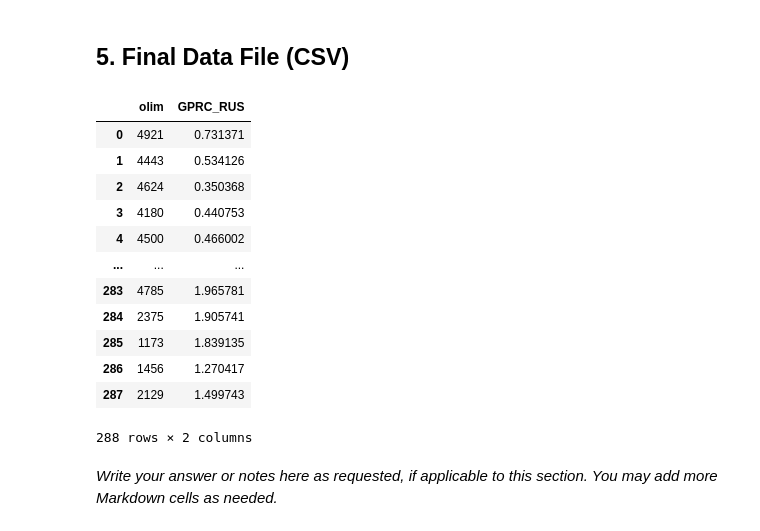
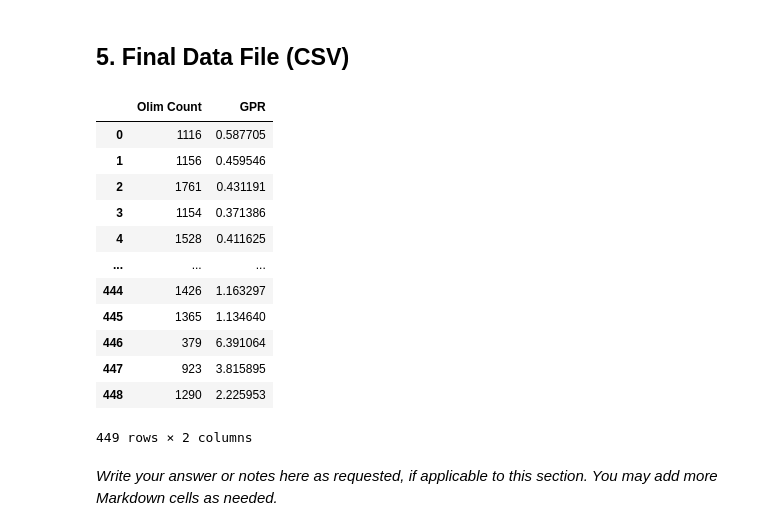
Before and after one commit to davidlvt6992/Time-Series-Analysis, a Jupyter notebook: notebooks/eng_template_project1_id1_id2.ipynb, the cells around one changed output. Drawn from its saved outputs; the diff is of its cells as text; code cells hidden in the pictures.

```diff
--- a/notebooks/eng_template_project1_id1_id2.ipynb
+++ b/notebooks/eng_template_project1_id1_id2.ipynb
@@ -19,11 +19,19 @@ pd.set_option('display.max_columns', 30)
 project_dir = Path.cwd().parent
 data_dir = project_dir / 'data'
 
-main_series = (data_dir / 'olim-month-of-year-1989-2023.csv')
-raw_df1 = pd.read_csv(main_series)
+olim_1989_2023 = (data_dir / 'olim-month-of-year-1989-2023.csv')
+olim_2024      = (data_dir / "olim1_2024.xlsx")
+olim_2025      = (data_dir / "olim1_2025.xlsx")
+olim_2026      = (data_dir / "olim1_2026.xlsx")
 
-second_series = (data_dir / 'data_gpr_month.xls')
-raw_df2 = pd.read_excel(second_series)
+olim_1989_2023_raw = pd.read_csv(olim_1989_2023)
+olim_2024_raw      = pd.read_excel(olim_2024)
+olim_2025_raw      = pd.read_excel(olim_2025)
+olim_2026_raw      = pd.read_excel(olim_2026)
+
+
+gpr = (data_dir / 'data_gpr_month.xls')
+gpr_raw = pd.read_excel(gpr)
 # %% [markdown]
 ## 1. Description of the Selected Time Series and Their Expected Relationship
 # %% [markdown]
@@ -119,11 +171,17 @@ Name: olim, Length: 288, dtype: int64
 # %%
-### df2 Processing
-df2 = raw_df2[ (raw_df2['month'].dt.year >= 2000) & (raw_df2['month'].dt.year < 2024) ] \
-    .filter(like='GPRC') \
-    .reset_index(drop=True)
+### gpr_ISR Processing
+end_year = 2026
+end_month = 6
+country="ISR"
 
-country="RUS"
+gpr_ISR = gpr_raw[ (gpr_raw['month'] >= f"{start_year}-01-01") & (gpr_raw['month'] < f"{end_year}-{end_month}-01") ] \
+    .filter(like = f'GPRC_{country}') \
+    .reset_index(drop = True)
 
-df2 = df2.filter(like=country)
-print(df2)
+
+assert gpr_ISR.isna().any(axis=0).values == False # nan values check
+assert gpr_ISR.eq(' ').sum().values == 0          # blank values check
+
+
+gpr_ISR
 # %% [output]
@@ -156,22 +213,27 @@ print(df2)
 # %% [markdown]
 ## 5. Final Data File (CSV)
 # %%
-final_df = pd.concat([df1, df2], axis=1)
+assert len(gpr_ISR) == len(olim), "olim and gpr_ISR are not at the same length"
+
+final_df = pd.concat([olim, gpr_ISR], axis=1)
+
+final_df.columns = ["Olim Count", "GPR"]
+
 final_df
 # %% [output]
-|  | olim | GPRC_RUS |
-| 0 | 4921 | 0.731371 |
-| 1 | 4443 | 0.534126 |
-| 2 | 4624 | 0.350368 |
-| 3 | 4180 | 0.440753 |
-| 4 | 4500 | 0.466002 |
+|  | Olim Count | GPR |
+| 0 | 1116 | 0.587705 |
+| 1 | 1156 | 0.459546 |
+| 2 | 1761 | 0.431191 |
+| 3 | 1154 | 0.371386 |
+| 4 | 1528 | 0.411625 |
 | ... | ... | ... |
-| 283 | 4785 | 1.965781 |
-| 284 | 2375 | 1.905741 |
-| 285 | 1173 | 1.839135 |
-| 286 | 1456 | 1.270417 |
-| 287 | 2129 | 1.499743 |
+| 444 | 1426 | 1.163297 |
+| 445 | 1365 | 1.134640 |
+| 446 | 379 | 6.391064 |
+| 447 | 923 | 3.815895 |
+| 448 | 1290 | 2.225953 |
-288 rows × 2 columns
+449 rows × 2 columns
 # %% [markdown]
 *Write your answer or notes here as requested, if applicable to this section. You may add more Markdown cells as needed.*
 # %% [markdown]
```
Also changed, not shown: parts of 8 cells of this notebook, 3 other files.
